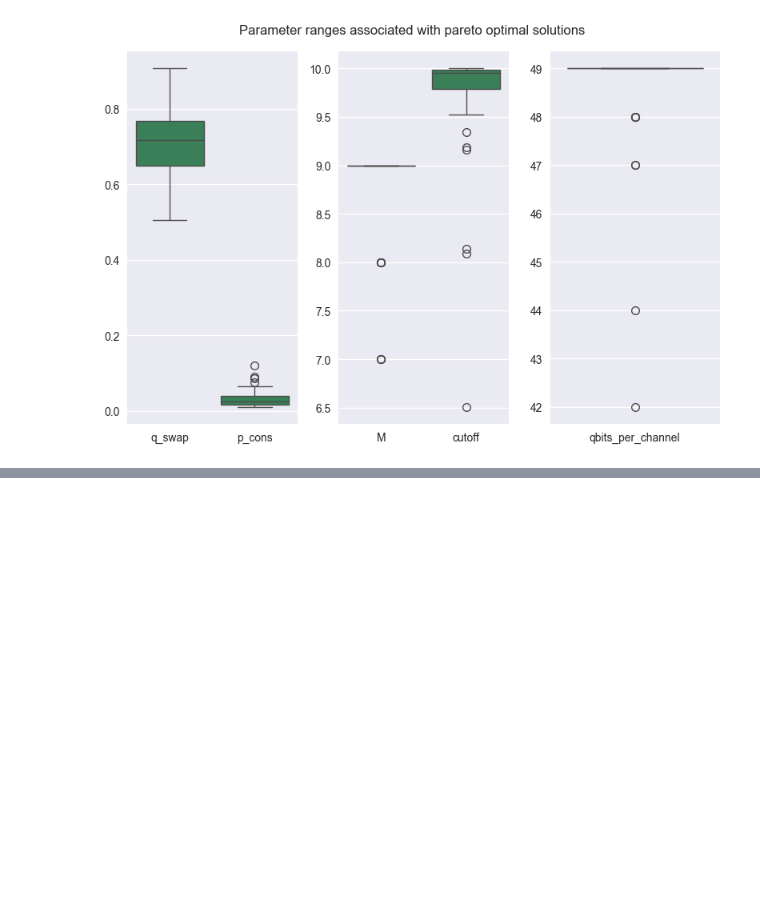
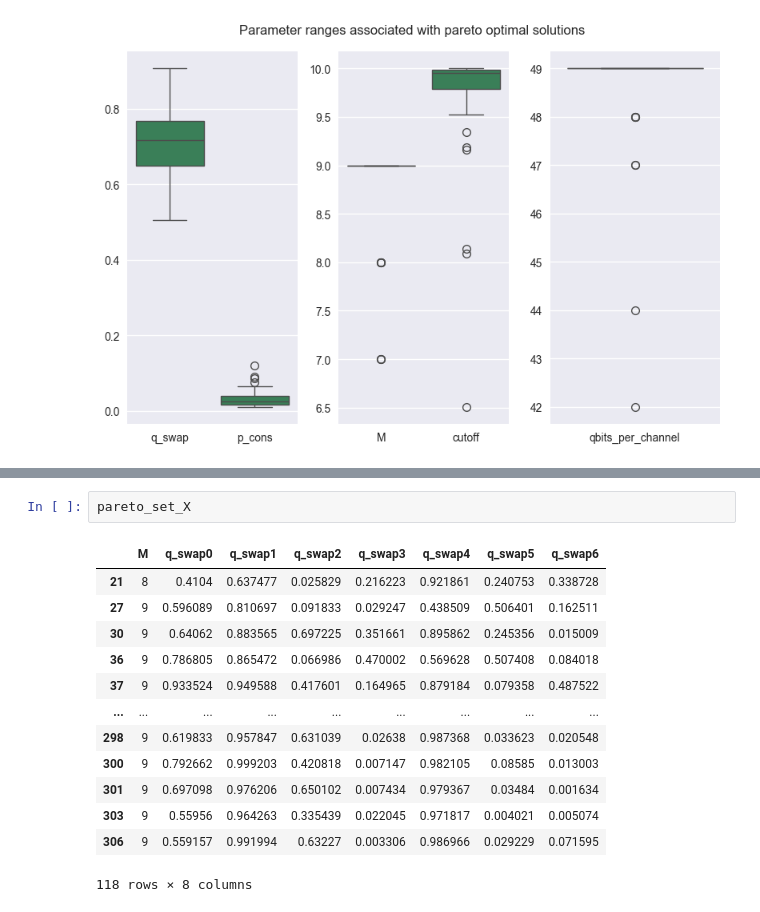
Before and after one commit to Luisenden/qnetsur, a Jupyter notebook: notebooks/paretotrial.ipynb, the cells around one changed output, grey strips where cells are left out. Drawn from its saved outputs; the diff is of its cells as text; blank space fills up the shorter version.

```diff
--- a/notebooks/paretotrial.ipynb
+++ b/notebooks/paretotrial.ipynb
@@ -147,0 +176,16 @@ plt.show()
+# %%
+pareto_set_X
+# %% [output]
+|  | M | q_swap0 | q_swap1 | q_swap2 | q_swap3 | q_swap4 | q_swap5 | q_swap6 |
+| 21 | 8 | 0.4104 | 0.637477 | 0.025829 | 0.216223 | 0.921861 | 0.240753 | 0.338728 |
+| 27 | 9 | 0.596089 | 0.810697 | 0.091833 | 0.029247 | 0.438509 | 0.506401 | 0.162511 |
+| 30 | 9 | 0.64062 | 0.883565 | 0.697225 | 0.351661 | 0.895862 | 0.245356 | 0.015009 |
+| 36 | 9 | 0.786805 | 0.865472 | 0.066986 | 0.470002 | 0.569628 | 0.507408 | 0.084018 |
+| 37 | 9 | 0.933524 | 0.949588 | 0.417601 | 0.164965 | 0.879184 | 0.079358 | 0.487522 |
+| ... | ... | ... | ... | ... | ... | ... | ... | ... |
+| 298 | 9 | 0.619833 | 0.957847 | 0.631039 | 0.02638 | 0.987368 | 0.033623 | 0.020548 |
+| 300 | 9 | 0.792662 | 0.999203 | 0.420818 | 0.007147 | 0.982105 | 0.08585 | 0.013003 |
+| 301 | 9 | 0.697098 | 0.976206 | 0.650102 | 0.007434 | 0.979367 | 0.03484 | 0.001634 |
+| 303 | 9 | 0.55956 | 0.964263 | 0.335439 | 0.022045 | 0.971817 | 0.004021 | 0.005074 |
+| 306 | 9 | 0.559157 | 0.991994 | 0.63227 | 0.003306 | 0.986966 | 0.029229 | 0.071595 |
+118 rows × 8 columns
```
Also changed, not shown: parts of 8 cells of this notebook, 6 other files.
